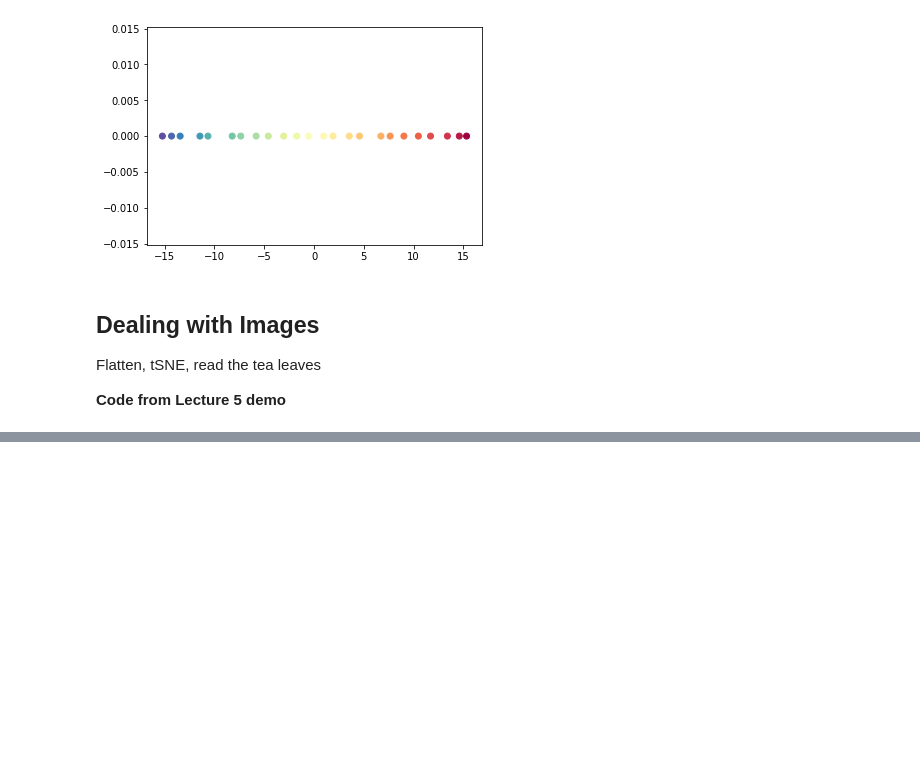
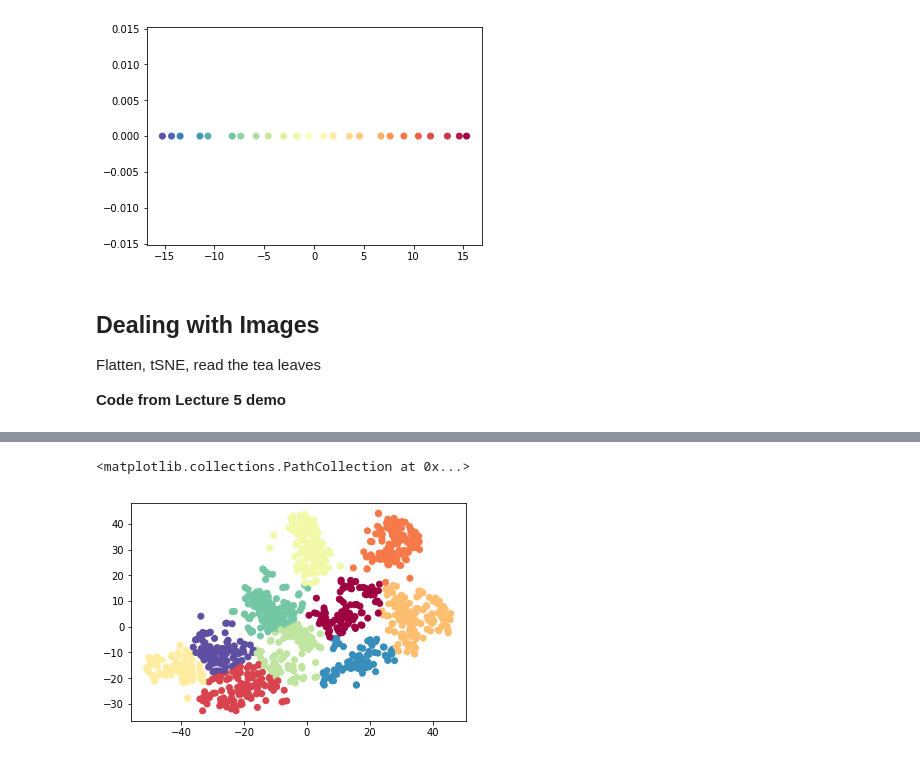
Before and after one commit to aamalik7196/UDA_Studying, a Jupyter notebook: Quiz1_Study_Notes.ipynb, the cells around one changed output, grey strips where cells are left out. Saved outputs shown, nothing was run; the diff lists cells and outputs as text; code cells hidden in the pictures; blank space fills up the shorter version.

```diff
--- a/Quiz1_Study_Notes.ipynb
+++ b/Quiz1_Study_Notes.ipynb
@@ -429,0 +499,18 @@ ModuleNotFoundError: No module named 'tensorflow'
+# %%
+# JK this is getting really hard to actually run and summarize George's code now
+
+# Basically what George did was he reduced the dimensions using tSNE, and then ran everything through kmeans
+
+# But we can still run KMeans on other things... like the tSNE plot we just made that wouldn't finish running.
+
+from sklearn.cluster import KMeans
+kmeans = Kmeans = KMeans(n_clusters= 10, n_init=1000, random_state=0)
+# Remember we were playing with digits? There should be 10 clusters
+# n_init = number of times algorithm will run with different centroid guesse
+
+kmeans_cluster_assignments = kmeans.fit_predict(feature_vectors_tsne2d)
+
+plt.scatter(feature_vectors_tsne2d[:,0], feature_vectors_tsne2d[:,1], c=kmeans_cluster_assignments, cmap = 'Spectral')
+# %% [output]
+<matplotlib.collections.PathCollection at 0x...>
+[figure, added]
```
Also changed, not shown: parts of 22 cells of this notebook.
